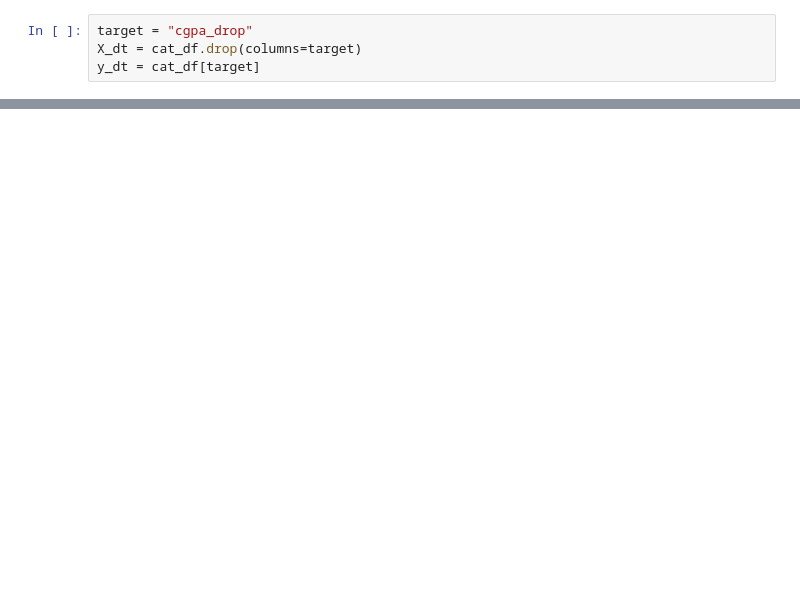
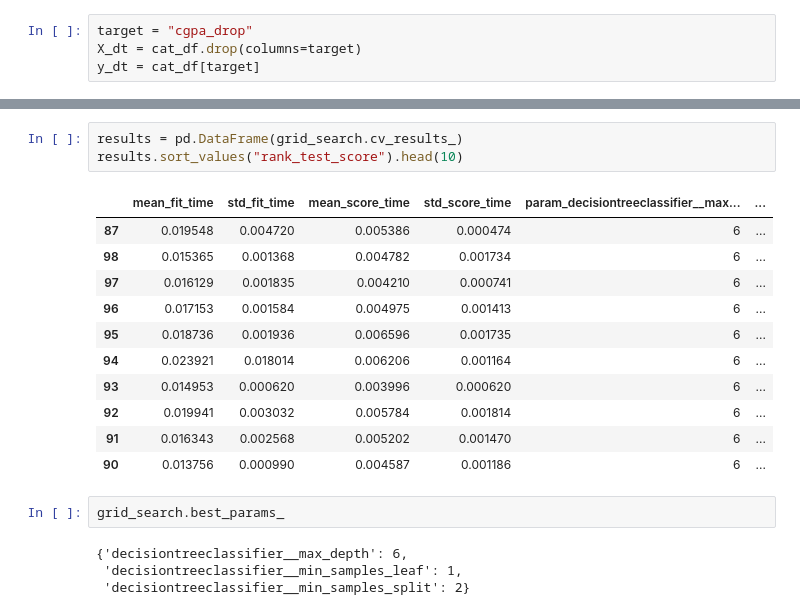
Before and after one commit to socratesjnr/asuu-strike-project, a Jupyter notebook: mock analysis/test_model.ipynb, the cells around one changed output, grey strips where cells are left out. Cells and saved outputs as stored; diff of their text form; blank space fills up the shorter version.

```diff
--- a/mock analysis/test_model.ipynb
+++ b/mock analysis/test_model.ipynb
@@ -262,0 +327,21 @@ Pipeline(steps=[('ordinalencoder', OrdinalEncoder()),
+# %%
+results = pd.DataFrame(grid_search.cv_results_)
+results.sort_values("rank_test_score").head(10)
+# %% [output]
+|  | mean_fit_time | std_fit_time | mean_score_time | std_score_time | param_decisiontreeclassifier__max... | ... |
+| 87 | 0.019548 | 0.004720 | 0.005386 | 0.000474 | 6 | ... |
+| 98 | 0.015365 | 0.001368 | 0.004782 | 0.001734 | 6 | ... |
+| 97 | 0.016129 | 0.001835 | 0.004210 | 0.000741 | 6 | ... |
+| 96 | 0.017153 | 0.001584 | 0.004975 | 0.001413 | 6 | ... |
+| 95 | 0.018736 | 0.001936 | 0.006596 | 0.001735 | 6 | ... |
+| 94 | 0.023921 | 0.018014 | 0.006206 | 0.001164 | 6 | ... |
+| 93 | 0.014953 | 0.000620 | 0.003996 | 0.000620 | 6 | ... |
+| 92 | 0.019941 | 0.003032 | 0.005784 | 0.001814 | 6 | ... |
+| 91 | 0.016343 | 0.002568 | 0.005202 | 0.001470 | 6 | ... |
+| 90 | 0.013756 | 0.000990 | 0.004587 | 0.001186 | 6 | ... |
+# %%
+grid_search.best_params_
+# %% [output]
+{'decisiontreeclassifier__max_depth': 6,
+ 'decisiontreeclassifier__min_samples_leaf': 1,
+ 'decisiontreeclassifier__min_samples_split': 2}
```
Also changed, not shown: parts of 35 cells of this notebook.
